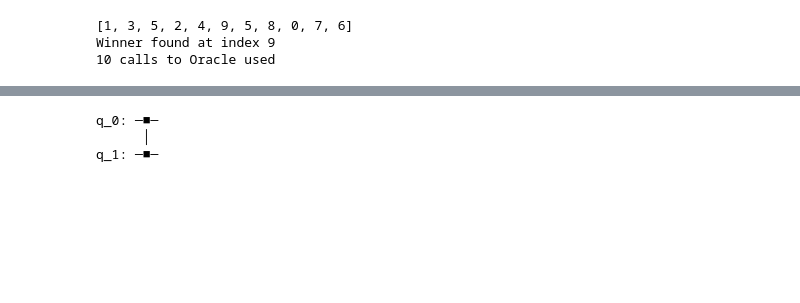
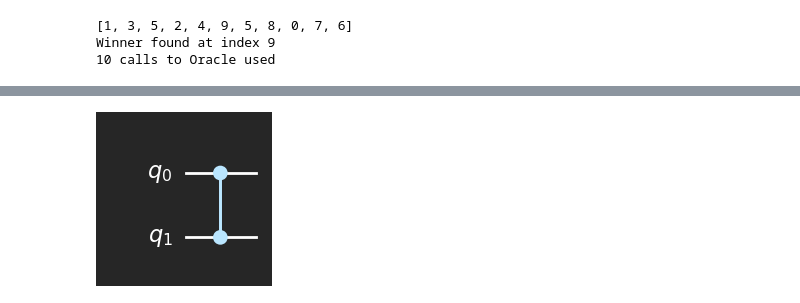
Before and after one commit to marciodojr/qc-examples, a Jupyter notebook: grovers-algorithm_1.ipynb, the cells around one changed output, grey strips where cells are left out. Drawn from its saved outputs; the diff is of its cells as text; code cells hidden in the pictures; blank space fills up the shorter version.

```diff
--- a/grovers-algorithm_1.ipynb
+++ b/grovers-algorithm_1.ipynb
@@ -24,16 +133,7 @@ Winner found at index 9
 # %%
-from qiskit import *
-from qiskit_aer import AerSimulator
-import numpy as np
+oracle = QuantumCircuit(2, name="Uω")
+oracle.cz(0,1)
 
-# define the oracle circuit
-
-oracle = QuantumCircuit(2, name='Oracle')
-oracle.cz(0,1)
-oracle.to_gate()
-
-oracle.draw()
+oracle.draw("mpl", style="iqp-dark")
 # %% [output]
-q_0: ─■─
-      │
-q_1: ─■─
+[figure, added]
```
Also changed, not shown: parts of 22 cells of this notebook, 1 other file.
